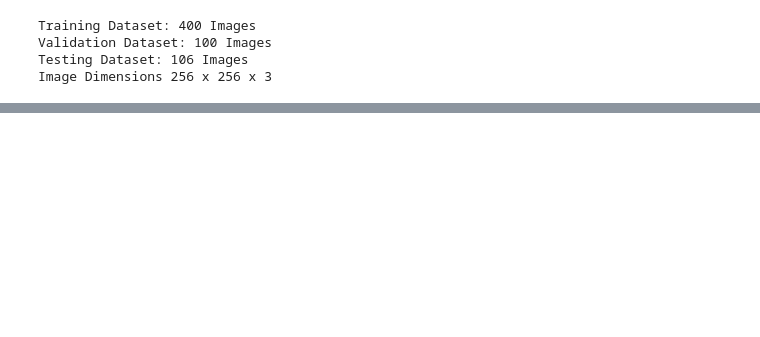
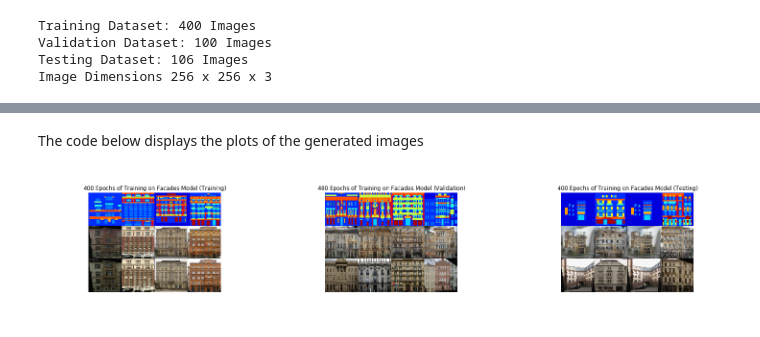
Before and after one commit to sagardsaxena/GAN, a Jupyter notebook: analyze.ipynb, the cells around one changed output, grey strips where cells are left out. Drawn from its saved outputs; the diff is of its cells as text; code cells hidden in the pictures; blank space fills up the shorter version.

```diff
--- a/analyze.ipynb
+++ b/analyze.ipynb
@@ -222,0 +233,15 @@ FID On Testing Dataset: 279.234517386994
+# %% [markdown]
+The code below displays the plots of the generated images
+# %%
+import cv2
+
+fig, ax = plt.subplots(1,3,figsize=(25,6))
+
+for a, typ in zip(ax, ["training", "validation", "testing"]):
+    im = cv2.cvtColor(cv2.imread(os.path.join(d_params["logging_dir"], "figures", d_params["model_name"], "final_batch_%s.png" % (typ, ))), cv2.COLOR_RGB2BGR)
+    a.axis("off")
+    a.imshow(im)
+
+plt.show()
+# %% [output]
+[figure, added]
```
Also changed, not shown: parts of 9 cells of this notebook.
